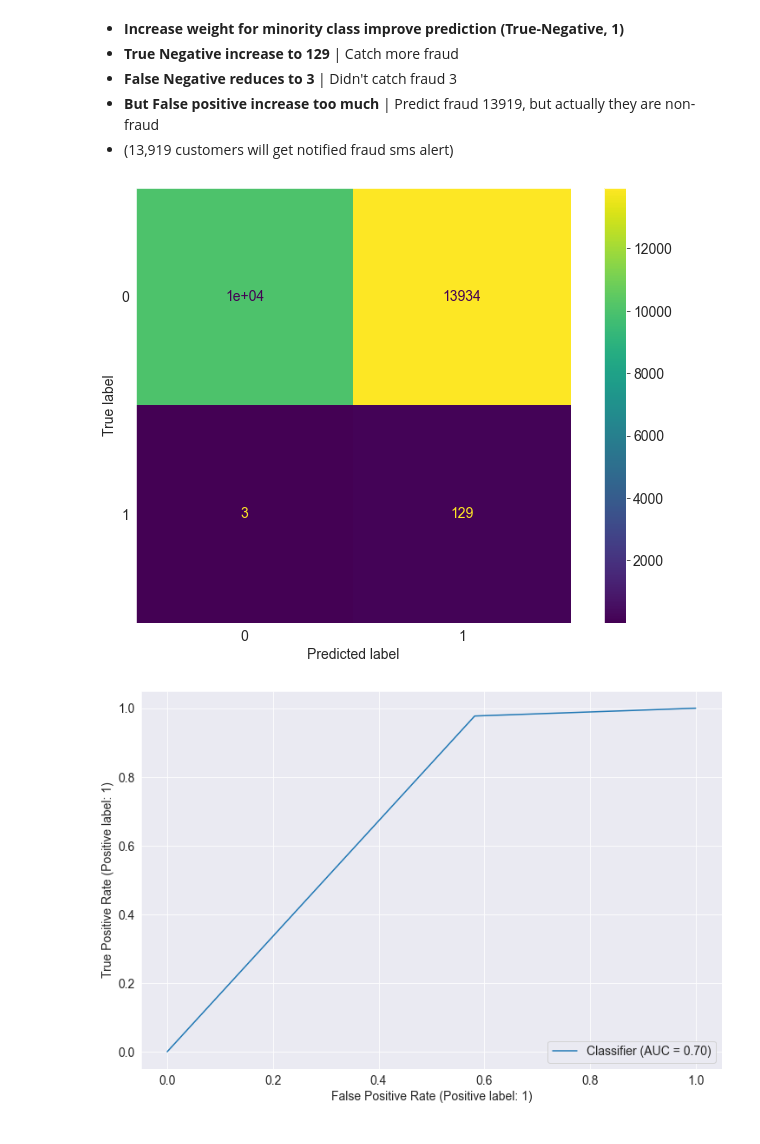
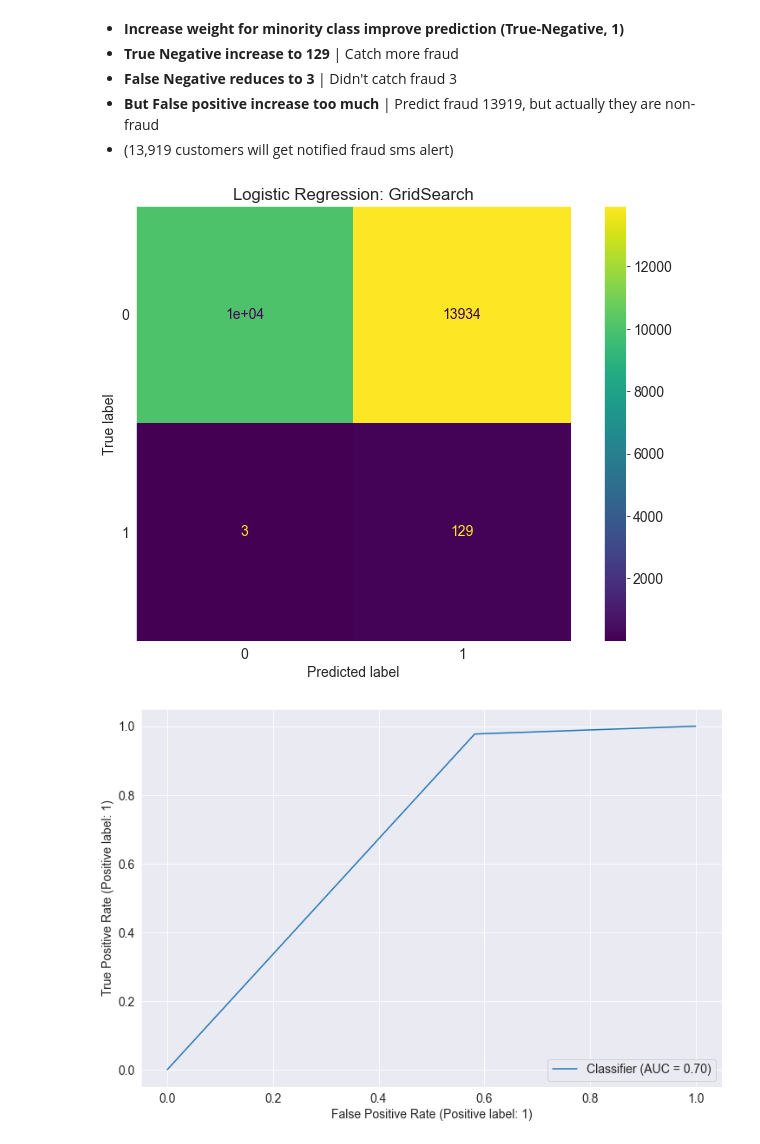
Before and after one commit to daraneeS/CLASSIFICATION_Imbalanced_Data, a Jupyter notebook: CreditCard_Fraud.ipynb, the cells around one changed output. Drawn from its saved outputs; the diff is of its cells as text; code cells hidden in the pictures.

```diff
--- a/CreditCard_Fraud.ipynb
+++ b/CreditCard_Fraud.ipynb
@@ -1008,9 +1008,10 @@ Recall score: 0.9772727272727273
 - (13,919 customers will get notified fraud sms alert)
 # %%
 ConfusionMatrixDisplay.from_predictions(y_test, y_pred_modified3)
+plt.title("Logistic Regression: GridSearch")
 plt.grid()
 # %% [output]
-[figure, old version]
+[figure, new version]
 # %%
 RocCurveDisplay.from_predictions(y_test, y_pred_modified3)
 plt.show()
```
Also changed, not shown: parts of 40 cells of this notebook, 11 other files.
